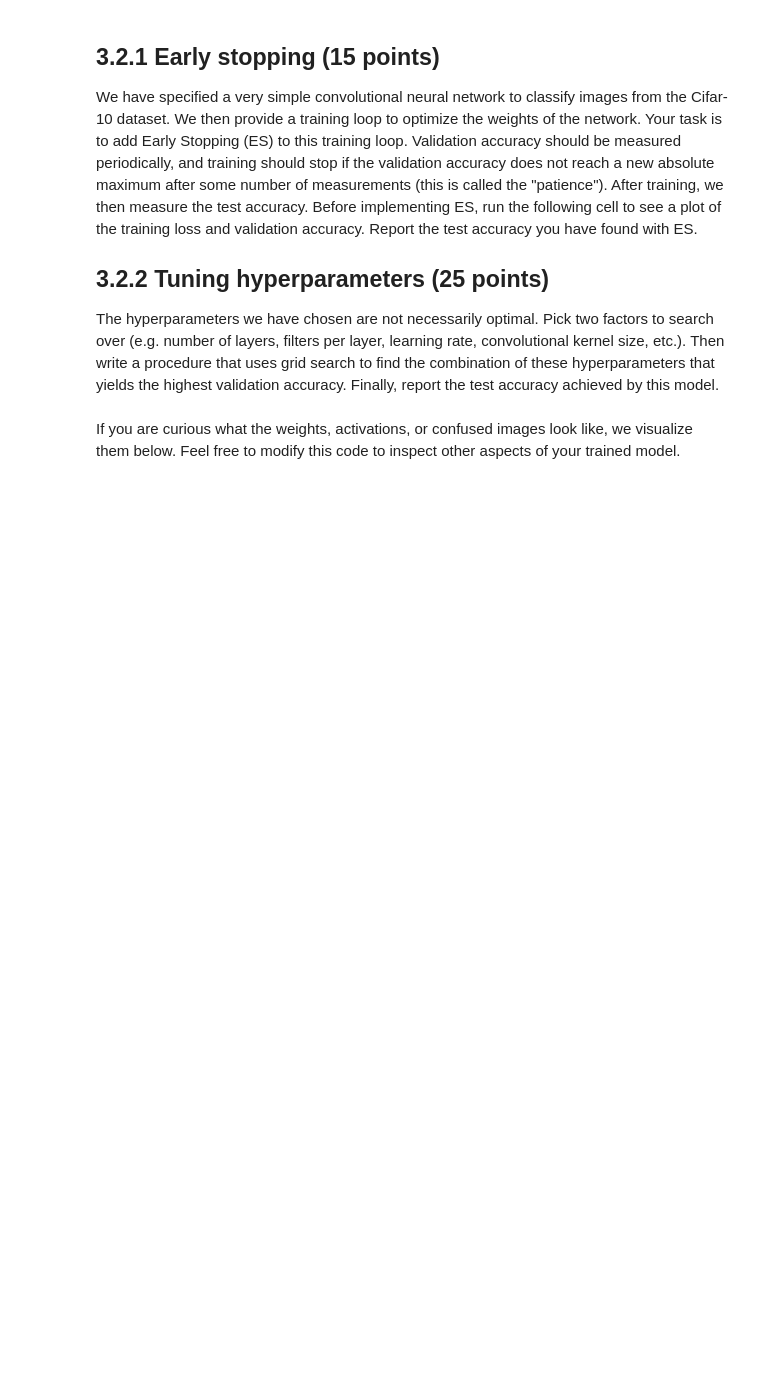
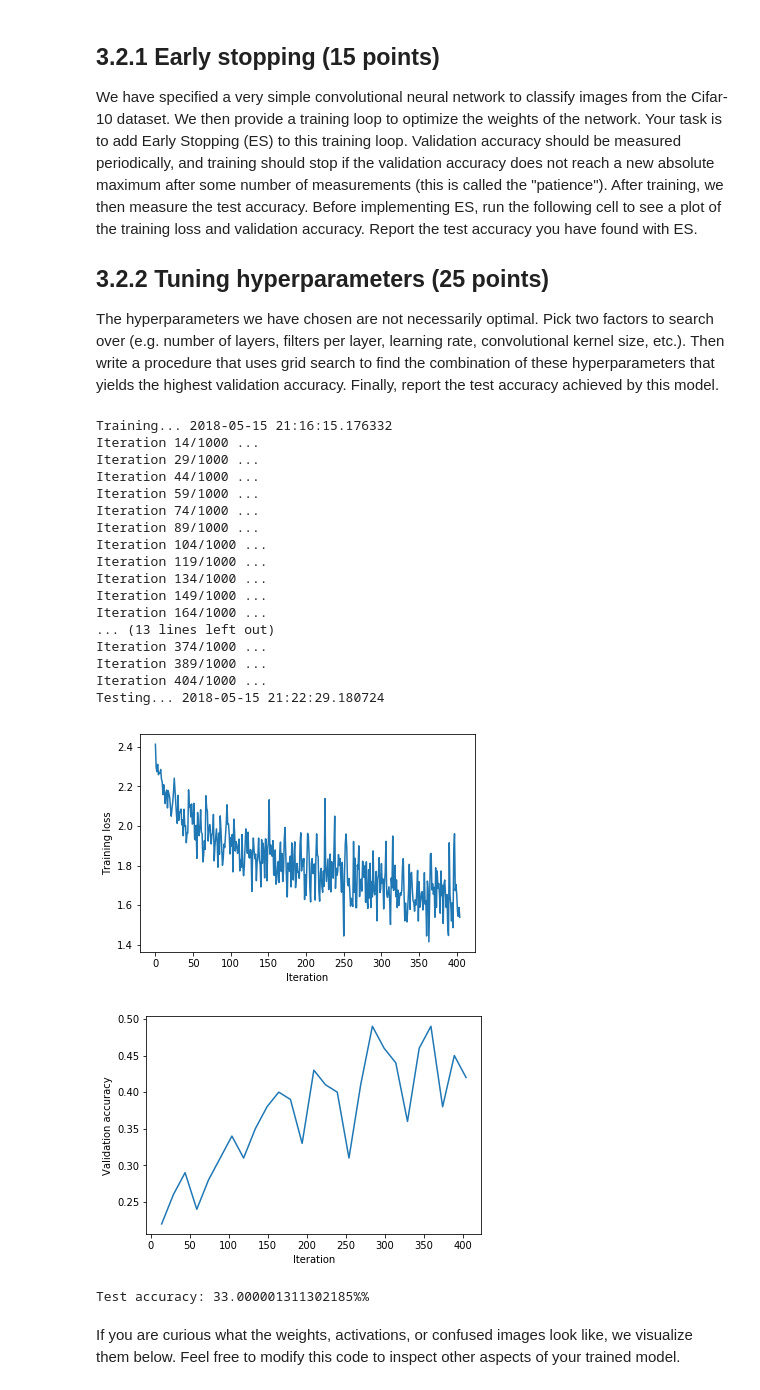
Before and after one commit to trwxd8/GradSchool576, a Jupyter notebook: Project3/Assignment3.ipynb, the cells around one changed output. Cells and saved outputs as stored; diff of their text form; code cells hidden in the pictures; blank space fills up the shorter version.

```diff
--- a/Project3/Assignment3.ipynb
+++ b/Project3/Assignment3.ipynb
@@ -711,6 +715,12 @@ with sess.as_default():
 
   tf.global_variables_initializer().run(session=sess)
 
+  #Additional values added for Early Stopping
+  curr_max_accuracy = -1
+  curr_patience = 0
+  max_patience = 120
+  validation_increment = 15
+
   # Train
   print('Training... '+str(datetime.now()))
   valid_batch_xs, valid_batch_ys = sess.run([test_images, tf.one_hot(test_labels, 10)])
@@ -720,39 +730,71 @@ with sess.as_default():
   valid_accuracies = []
   num_its = 1000
   for it in range(num_its):
-    if (it+1) % 50 == 0:
+    #Thweid: check to see if patience has been exhausted, exiting if so
+    curr_patience += 1
+    if(curr_patience > max_patience):
+      break
+
+    if (it+1) % validation_increment == 0:
       print('Iteration %d/%d ...' % (it, num_its))
 
       # Validation accuracy
       valid_acc_cnn = sess.run(accuracy_cnn, feed_dict={x: valid_batch_xs, y_: valid_batch_ys})
       valid_accuracies.append(valid_acc_cnn)
       valid_its.append(it)
+
+      #Thweid:Check to see if a new max validity is found, reseting the max patience if so
+      if (valid_acc_cnn > curr_max_accuracy):
+        curr_max_accuracy = valid_acc_cnn
+        curr_patience = 0
+
 
     batch_xs, batch_ys = sess.run([images, tf.one_hot(labels, 10)])
     loss_cnn_out, _ = sess.run([cross_entropy_cnn, train_step_cnn], feed_dict={x: batch_xs, y_: batch_ys})
 
     train_losses.append(loss_cnn_out)
 
   print('Testing... '+str(datetime.now()))
   # # Test trained model
   test_batch_xs, test_batch_ys = sess.run([test_images, tf.one_hot(test_labels, 10)])
 
   true_label = tf.argmax(y_, 1)
   cnn_label = tf.argmax(y_cnn, 1)
   acc_cnn_out, true_label_out, cnn_label_out = sess.run([accuracy_cnn, true_label, cnn_label], feed_dict={x: test_batch_xs,
                                       y_: test_batch_ys})
 
 # Plot train loss and validation accuracy
-plt.plot(range(it+1), train_losses)
+plt.plot(range(it), train_losses)
 plt.ylabel('Training loss')
 plt.xlabel('Iteration')
 plt.show()
 plt.plot(valid_its, valid_accuracies)
 plt.ylabel('Validation accuracy')
 plt.xlabel('Iteration')
 plt.show()
 
 print('Test accuracy: ' + str(acc_cnn_out*100)+ '%%')
+# %% [output]
+Training... 2018-05-15 21:16:15.176332
+Iteration 14/1000 ...
+Iteration 29/1000 ...
+Iteration 44/1000 ...
+Iteration 59/1000 ...
+Iteration 74/1000 ...
+Iteration 89/1000 ...
+Iteration 104/1000 ...
+Iteration 119/1000 ...
+Iteration 134/1000 ...
+Iteration 149/1000 ...
+Iteration 164/1000 ...
+... (13 lines left out)
+Iteration 374/1000 ...
+Iteration 389/1000 ...
+Iteration 404/1000 ...
+Testing... 2018-05-15 21:22:29.180724
+[figure, added]
+[figure, added]
+Test accuracy: 33.000001311302185%%
 # %% [markdown]
 If you are curious what the weights, activations, or confused images look like, we visualize them below.  Feel free to modify this code to inspect other aspects of your trained model.
 # %%
```
Also changed, not shown: parts of 2 cells of this notebook, 14 other files.
